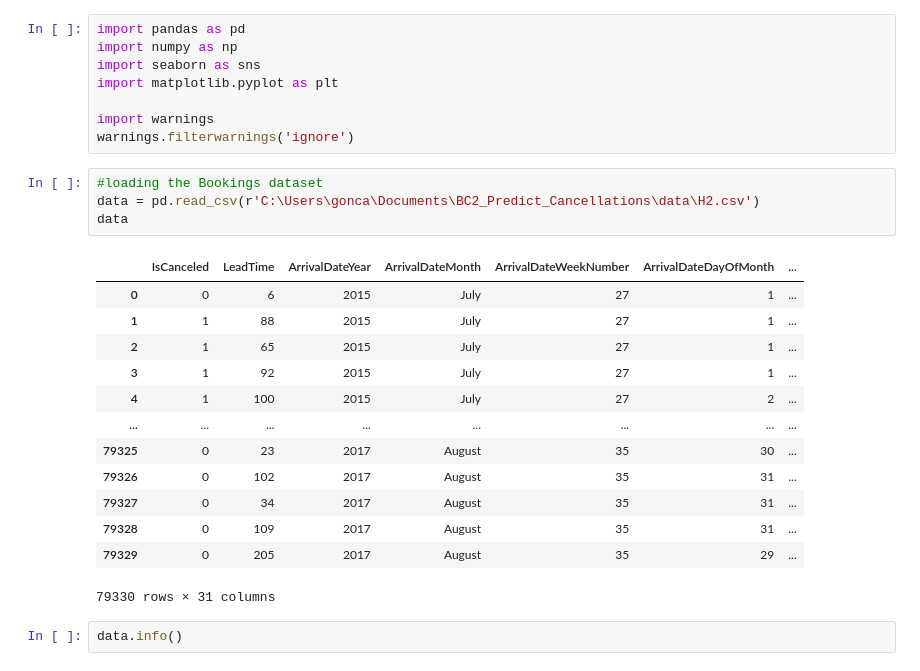
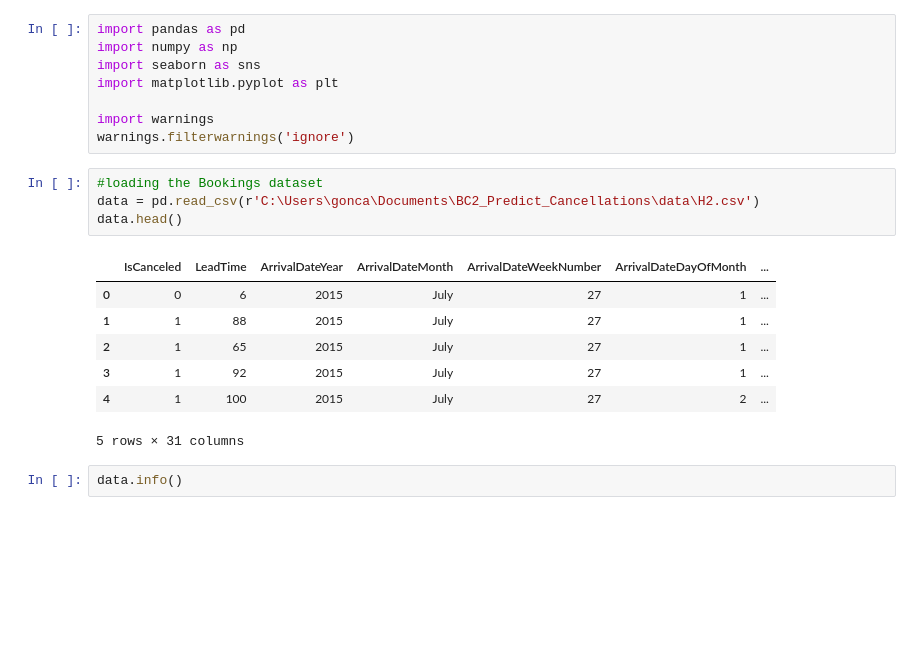
Before and after one commit to fredericojpr/BC2_Predict_Cancellations, a Jupyter notebook: scripts/BC2_Notebook_Goncalo.ipynb, the cells around one changed output. Saved outputs shown, nothing was run; the diff lists cells and outputs as text; blank space fills up the shorter version.

```diff
--- a/scripts/BC2_Notebook_Goncalo.ipynb
+++ b/scripts/BC2_Notebook_Goncalo.ipynb
@@ -9,21 +9,15 @@ warnings.filterwarnings('ignore')
 # %%
 #loading the Bookings dataset
 data = pd.read_csv(r'C:\Users\gonca\Documents\BC2_Predict_Cancellations\data\H2.csv')
-data
+data.head()
 # %% [output]
 |  | IsCanceled | LeadTime | ArrivalDateYear | ArrivalDateMonth | ArrivalDateWeekNumber | ArrivalDateDayOfMonth | ... |
 | 0 | 0 | 6 | 2015 | July | 27 | 1 | ... |
 | 1 | 1 | 88 | 2015 | July | 27 | 1 | ... |
 | 2 | 1 | 65 | 2015 | July | 27 | 1 | ... |
 | 3 | 1 | 92 | 2015 | July | 27 | 1 | ... |
 | 4 | 1 | 100 | 2015 | July | 27 | 2 | ... |
-| ... | ... | ... | ... | ... | ... | ... | ... |
-| 79325 | 0 | 23 | 2017 | August | 35 | 30 | ... |
-| 79326 | 0 | 102 | 2017 | August | 35 | 31 | ... |
-| 79327 | 0 | 34 | 2017 | August | 35 | 31 | ... |
-| 79328 | 0 | 109 | 2017 | August | 35 | 31 | ... |
-| 79329 | 0 | 205 | 2017 | August | 35 | 29 | ... |
-79330 rows × 31 columns
+5 rows × 31 columns
 # %%
 data.info()
 # %% [output]
```
Also changed, not shown: parts of 12 cells of this notebook.
